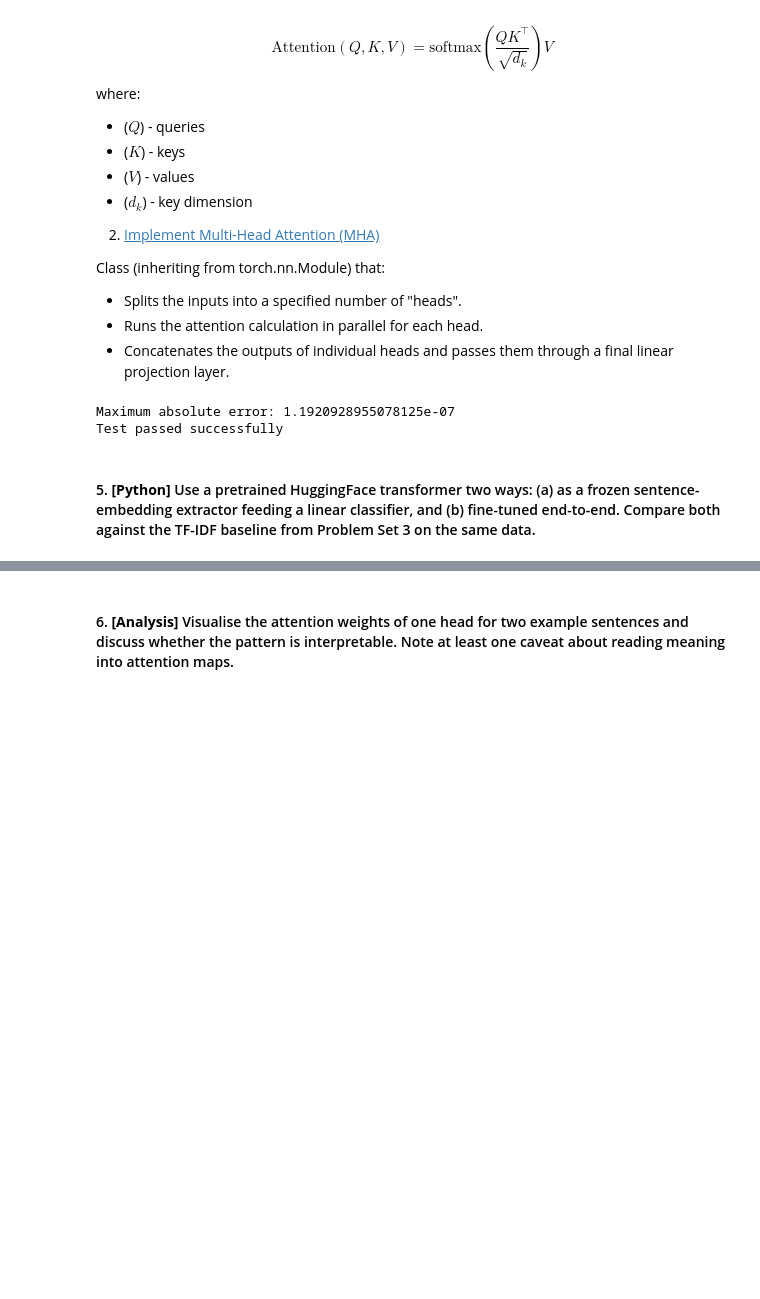
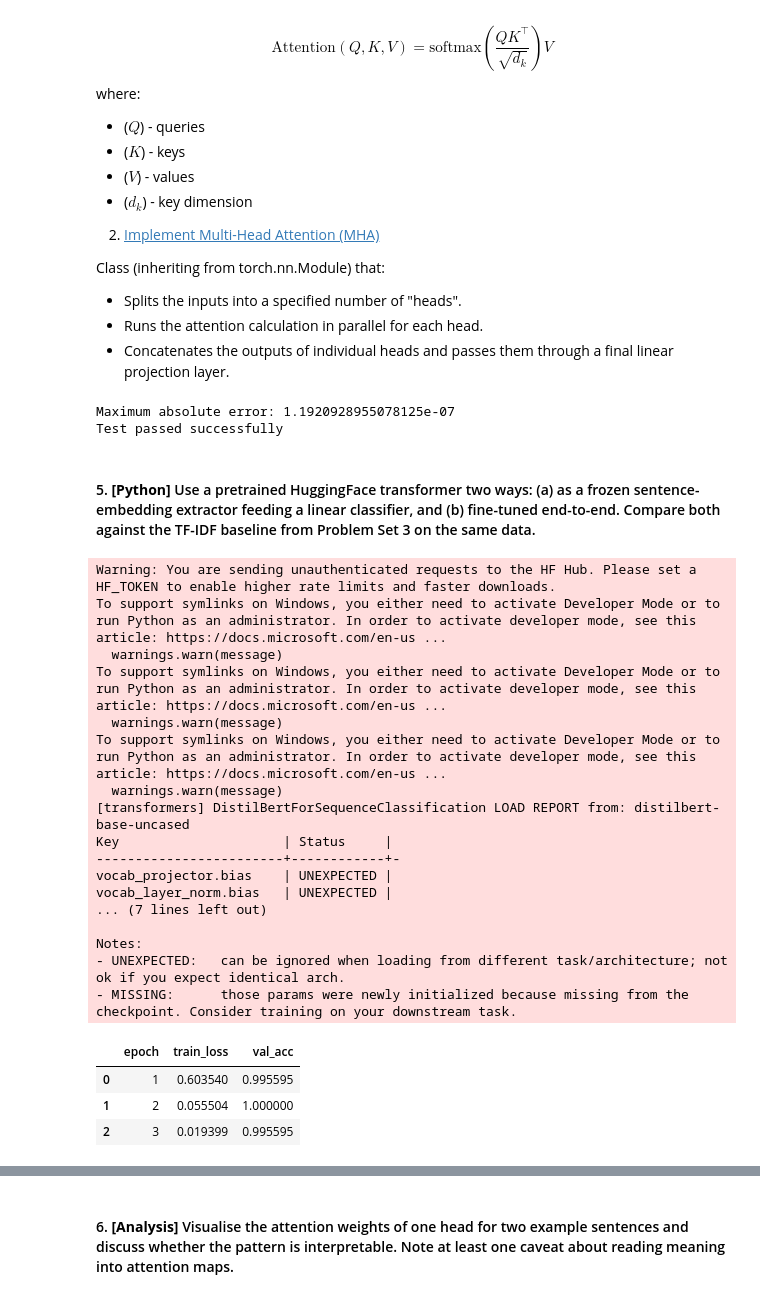
Before and after one commit to Jagaxxx/AUD_labs, a Jupyter notebook: Problem Set 4/l4.ipynb, the cells around one changed output, grey strips where cells are left out. Saved outputs shown, nothing was run; the diff lists cells and outputs as text; code cells hidden in the pictures; blank space fills up the shorter version.

```diff
--- a/Problem Set 4/l4.ipynb
+++ b/Problem Set 4/l4.ipynb
@@ -391,0 +487,37 @@ Test passed successfully
+# %%
+# (a) frozen sentence-embedding extractor + linear classifier
+MODEL_EMB = "sentence-transformers/all-MiniLM-L6-v2"
+t0 = time.perf_counter()
+E_fit, E_te = embed(X_fit, MODEL_EMB), embed(X_te, MODEL_EMB)
+lin = LogisticRegressionCV(Cs=10, cv=5, max_iter=2000).fit(E_fit, y_fit)
+t_frozen = time.perf_counter() - t0                      # includes embedding time
+pred_frozen = lin.predict(E_te)
+
+# (b) end-to-end fine-tuning
+t0 = time.perf_counter()
+ft_model, ft_tok, ft_hist = fine_tune("distilbert-base-uncased", epochs=3)
+t_ft = time.perf_counter() - t0
+pred_ft = predict(ft_model, ft_tok, X_te)
+ft_hist
+# %% [output]
+Warning: You are sending unauthenticated requests to the HF Hub. Please set a HF_TOKEN to enable higher rate limits and faster downloads.
+To support symlinks on Windows, you either need to activate Developer Mode or to run Python as an administrator. In order to activate developer mode, see this article: https://docs.microsoft.com/en-us ...
+  warnings.warn(message)
+To support symlinks on Windows, you either need to activate Developer Mode or to run Python as an administrator. In order to activate developer mode, see this article: https://docs.microsoft.com/en-us ...
+  warnings.warn(message)
+To support symlinks on Windows, you either need to activate Developer Mode or to run Python as an administrator. In order to activate developer mode, see this article: https://docs.microsoft.com/en-us ...
+  warnings.warn(message)
+[transformers] DistilBertForSequenceClassification LOAD REPORT from: distilbert-base-uncased
+Key                     | Status     |
+------------------------+------------+-
+vocab_projector.bias    | UNEXPECTED |
+vocab_layer_norm.bias   | UNEXPECTED |
+... (7 lines left out)
+
+Notes:
+- UNEXPECTED:   can be ignored when loading from different task/architecture; not ok if you expect identical arch.
+- MISSING:      those params were newly initialized because missing from the checkpoint. Consider training on your downstream task.
+|  | epoch | train_loss | val_acc |
+| 0 | 1 | 0.603540 | 0.995595 |
+| 1 | 2 | 0.055504 | 1.000000 |
+| 2 | 3 | 0.019399 | 0.995595 |
```
Also changed, not shown: parts of 12 cells of this notebook.
